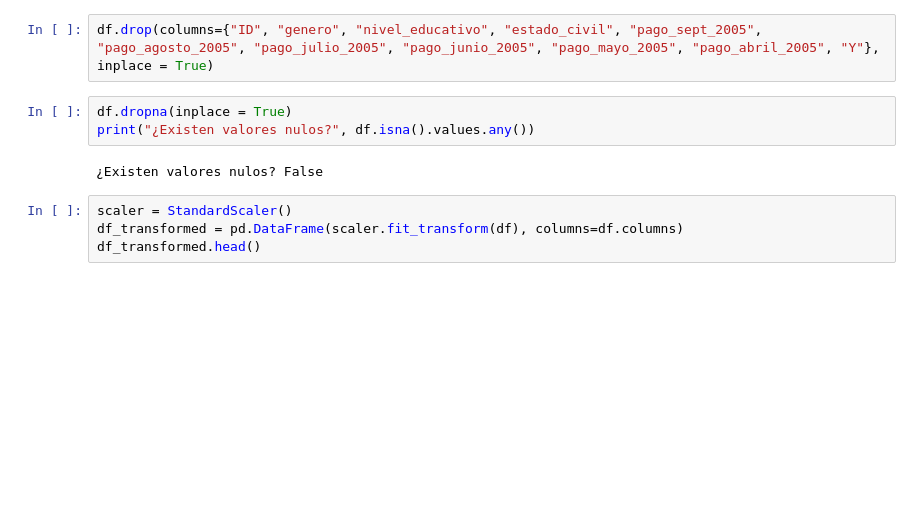
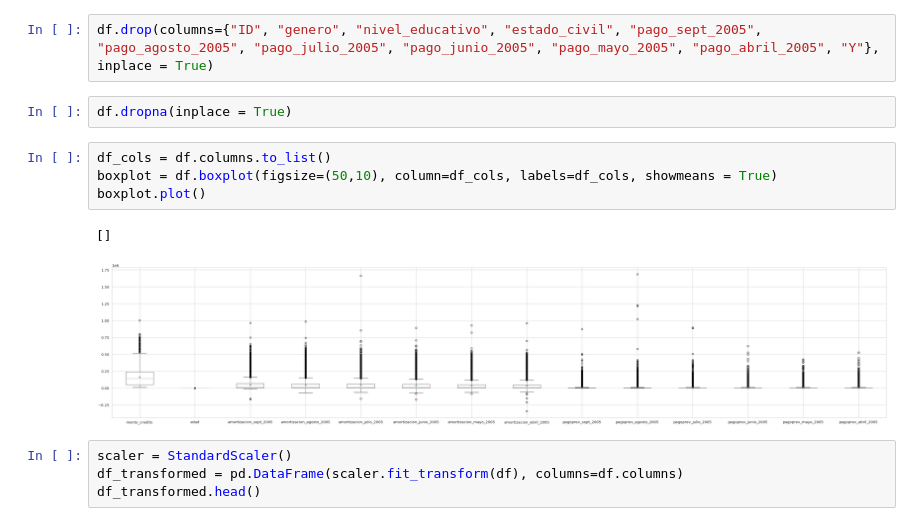
Before and after one commit to PosgradoMNA/actividades-del-projecto-equipo-9, a Jupyter notebook: Actividad_Semana4_Equipo_9.ipynb, the cells around one changed output. Saved outputs shown, nothing was run; the diff lists cells and outputs as text; blank space fills up the shorter version.

```diff
--- a/Actividad_Semana4_Equipo_9.ipynb
+++ b/Actividad_Semana4_Equipo_9.ipynb
@@ -139,9 +139,13 @@ memory usage: 5.7 MB
 df.drop(columns={"ID", "genero", "nivel_educativo", "estado_civil", "pago_sept_2005",  "pago_agosto_2005", "pago_julio_2005", "pago_junio_2005", "pago_mayo_2005", "pago_abril_2005", "Y"}, inplace = True)
 # %%
 df.dropna(inplace = True)
-print("¿Existen valores nulos?", df.isna().values.any())
-# %% [output]
-¿Existen valores nulos? False
+# %%
+df_cols = df.columns.to_list()
+boxplot = df.boxplot(figsize=(50,10), column=df_cols, labels=df_cols, showmeans = True)
+boxplot.plot()
+# %% [output]
+[]
+[figure, added]
 # %%
 scaler = StandardScaler()
 df_transformed = pd.DataFrame(scaler.fit_transform(df), columns=df.columns)
```
Also changed, not shown: parts of 2 cells of this notebook.
